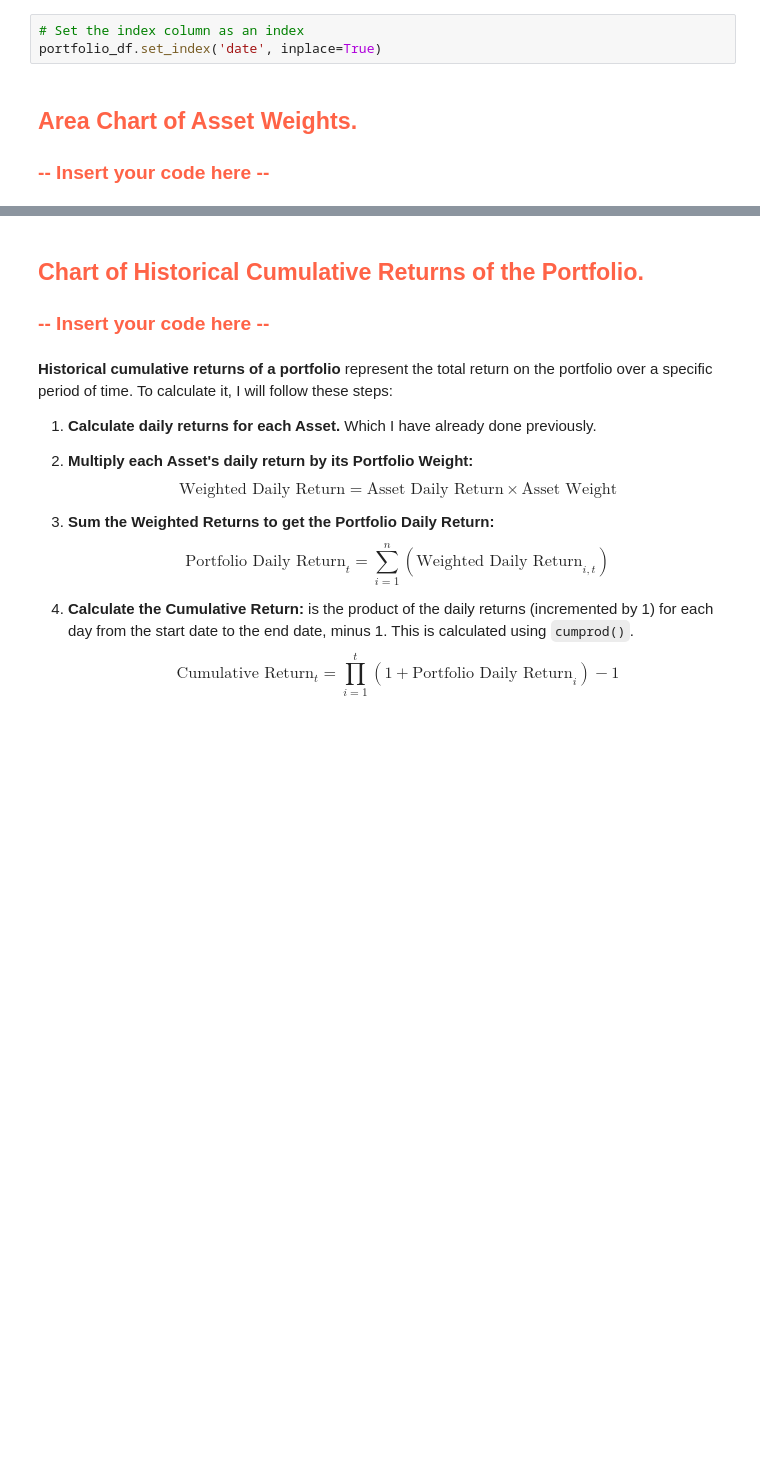
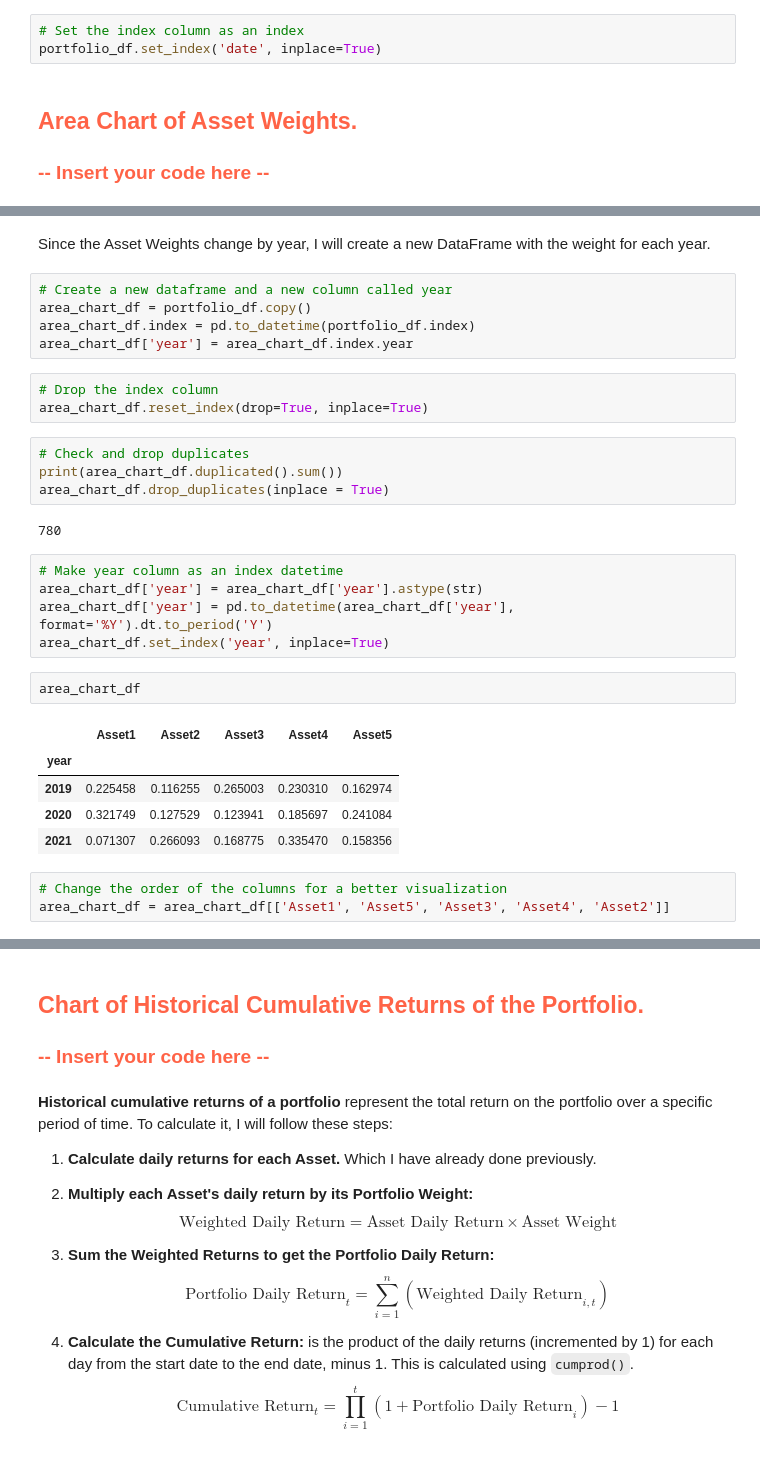
Before and after one commit to martaverfer/tech-challenge, a Jupyter notebook: src/Tech-Challenge.ipynb, the cells around one changed output, grey strips where cells are left out. Saved outputs shown, nothing was run; the diff lists cells and outputs as text; blank space fills up the shorter version.

```diff
--- a/src/Tech-Challenge.ipynb
+++ b/src/Tech-Challenge.ipynb
@@ -284 +283,33 @@ I will create a **Stacked Area Chart** instead of a regular Area Chart, so there
+# %% [markdown]
+Since the Asset Weights change by year, I will create a new DataFrame with the weight for each year.
+# %%
+# Create a new dataframe and a new column called year
+area_chart_df = portfolio_df.copy()
+area_chart_df.index = pd.to_datetime(portfolio_df.index)
+area_chart_df['year'] = area_chart_df.index.year
+# %%
+# Drop the index column
+area_chart_df.reset_index(drop=True, inplace=True)
+# %%
+# Check and drop duplicates
+print(area_chart_df.duplicated().sum())
+area_chart_df.drop_duplicates(inplace = True)
+# %% [output]
+780
+# %%
+# Make year column as an index datetime
+area_chart_df['year'] = area_chart_df['year'].astype(str)
+area_chart_df['year'] = pd.to_datetime(area_chart_df['year'], format='%Y').dt.to_period('Y')
+area_chart_df.set_index('year', inplace=True)
+# %%
+area_chart_df
+# %% [output]
+|  | Asset1 | Asset2 | Asset3 | Asset4 | Asset5 |
+| year |  |  |  |  |  |
+| 2019 | 0.225458 | 0.116255 | 0.265003 | 0.230310 | 0.162974 |
+| 2020 | 0.321749 | 0.127529 | 0.123941 | 0.185697 | 0.241084 |
+| 2021 | 0.071307 | 0.266093 | 0.168775 | 0.335470 | 0.158356 |
+# %%
+# Change the order of the columns for a better visualization
+area_chart_df = area_chart_df[['Asset1', 'Asset5', 'Asset3', 'Asset4', 'Asset2']]
 # %%
```
Also changed, not shown: parts of 20 cells of this notebook, 2 other files.
